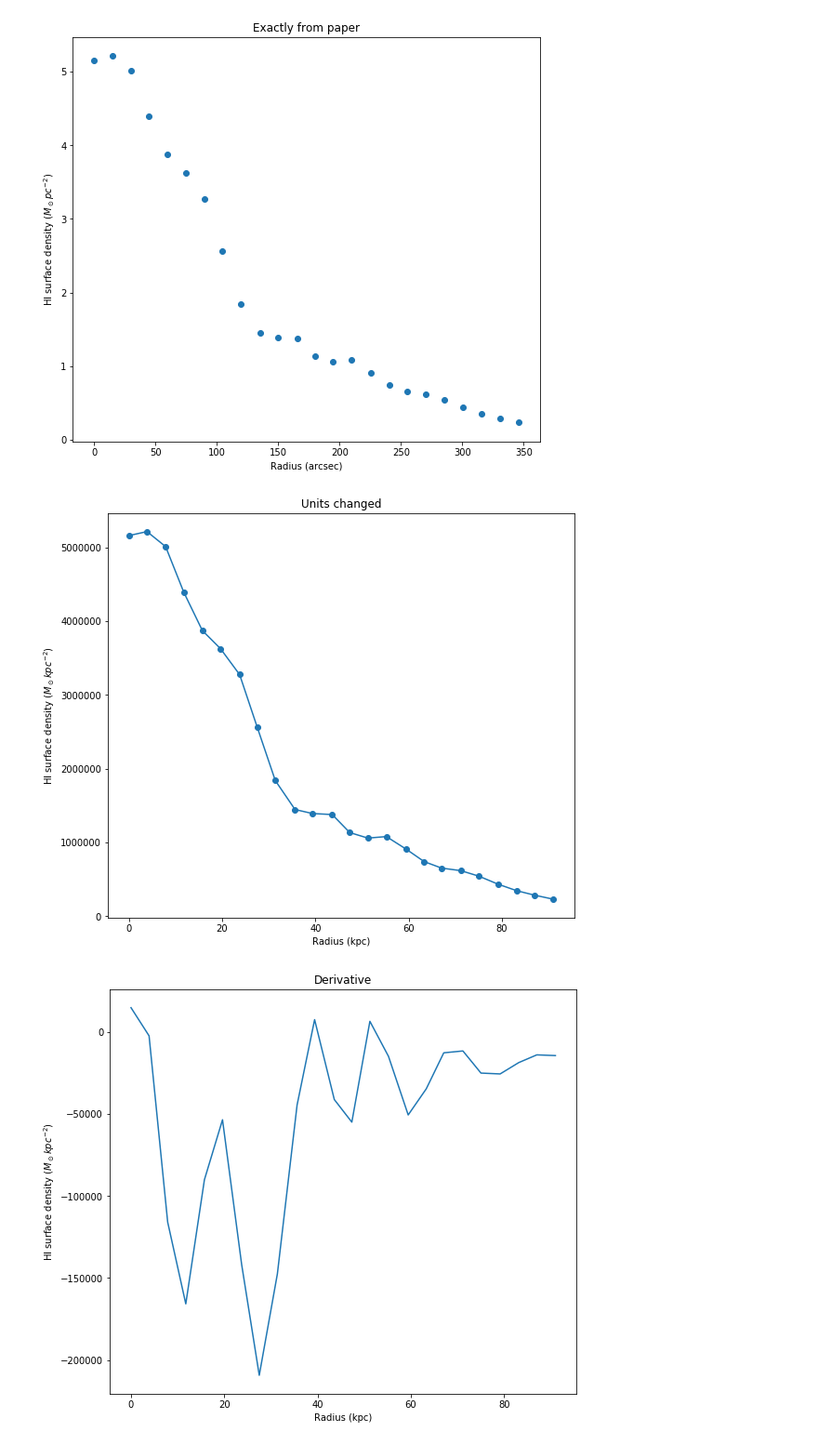
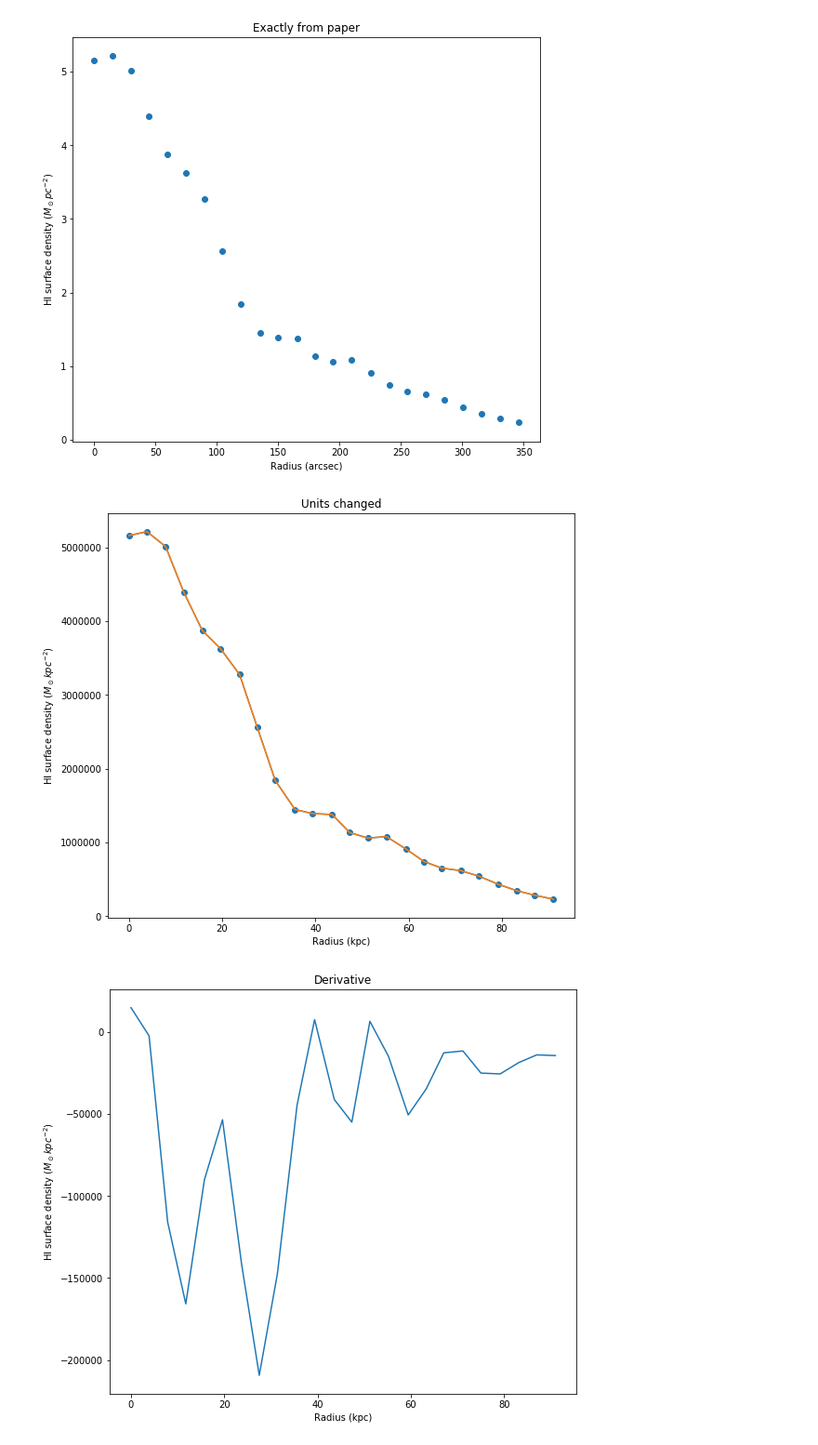
Before and after one commit to villano-lab/grav_project, a Jupyter notebook: NGC5533_Disk/Disk_Velocity_from_H1_surface_mass_density_data.ipynb, the cells around one changed output. Shown at 93% size. Drawn from its saved outputs; the diff is of its cells as text; code cells hidden in the pictures.

```diff
--- a/NGC5533_Disk/Disk_Velocity_from_H1_surface_mass_density_data.ipynb
+++ b/NGC5533_Disk/Disk_Velocity_from_H1_surface_mass_density_data.ipynb
@@ -33,12 +29,16 @@ rarcsec, h1smd = h1data.T
 h1smd = h1smd*1e6
 
 # Converting arcseconds to kpc for radius measurements
-D = 54.3                                    # in Mpc
+D = 54.3                                    # distance in Mpc
 rkpc = rarcsec*D*1000/206265                # calculated using http://astro.physics.uiowa.edu/ITU/glossary/small-angle-formula/
 print(rkpc)
 
 # Does this measured H1 data equal rho00?
 rho00data = inter.UnivariateSpline(rkpc, h1smd, k=3)
+
+# Convert univariate spline to function
+def rho0function(r):
+    return rho00data(r)
 
 # Plot HI surface density
 plt.figure(figsize=(9,8))
@@ -64,13 +64,14 @@ of squared residuals does not satisfy the condition abs(fp-s)/s < tol.
 # %%
 # Plot HI surface density
 plt.figure(figsize=(9,8))
 plt.scatter(rkpc,h1smd)
 plt.plot(rkpc,rho00data(rkpc))
+plt.plot(rkpc,rho0function(rkpc))
 plt.title("Units changed")
 plt.xlabel("Radius (kpc)")
 plt.ylabel("HI surface density ($M_\odot kpc^{-2}$)")
 plt.show()
 # %% [output]
-[figure, old version]
+[figure, new version]
 # %%
 # Definitions
```
Also changed, not shown: parts of 12 cells of this notebook.
